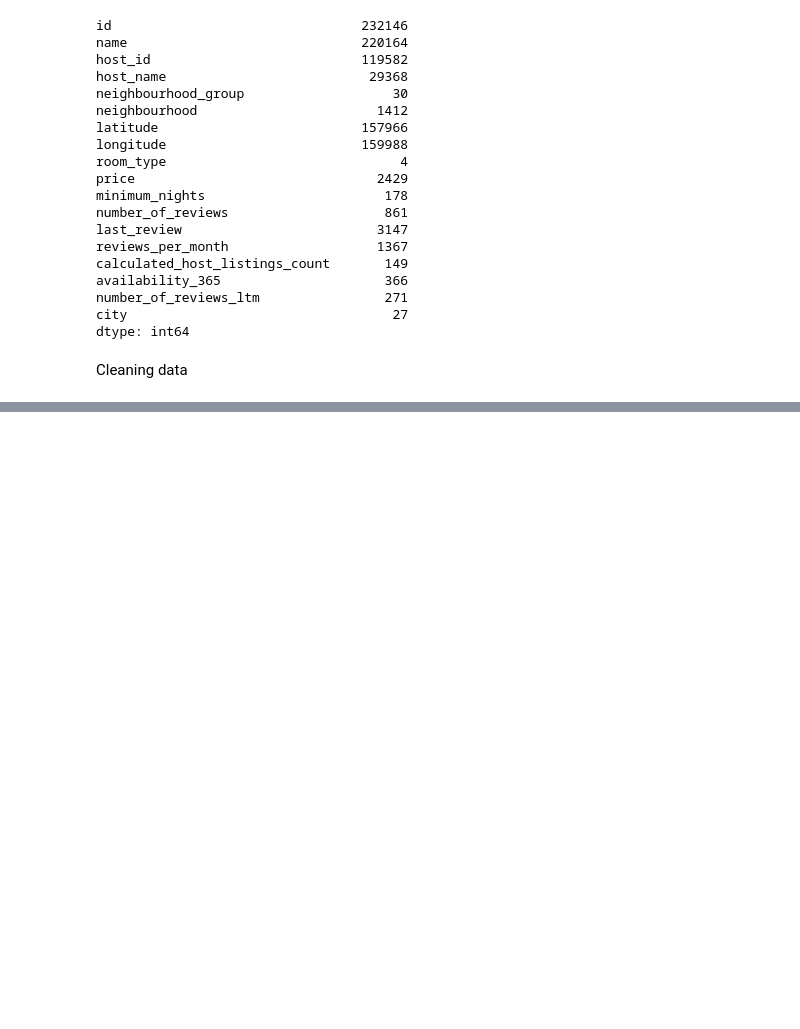
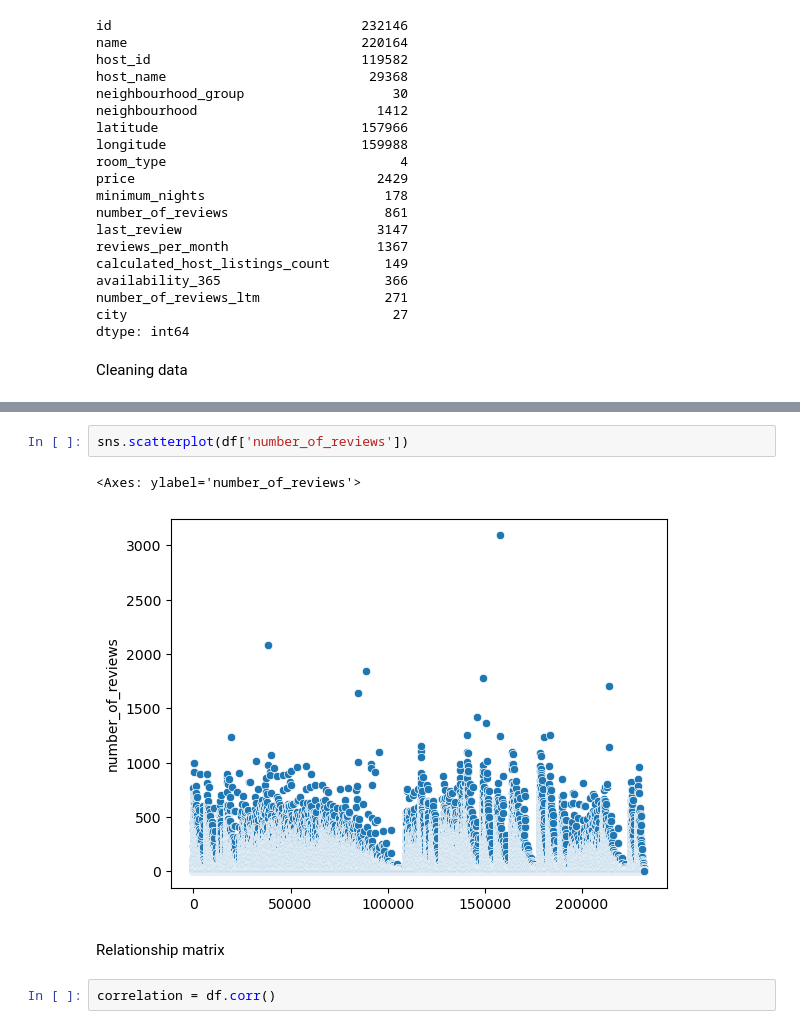
Before and after one commit to flo-shi/BNB-Price-Prediction, a Jupyter notebook: prediction.ipynb, the cells around one changed output, grey strips where cells are left out. Cells and saved outputs as stored; diff of their text form; blank space fills up the shorter version.

```diff
--- a/prediction.ipynb
+++ b/prediction.ipynb
@@ -143,0 +177,9 @@ plt.show()
+# %%
+sns.scatterplot(df['number_of_reviews'])
+# %% [output]
+<Axes: ylabel='number_of_reviews'>
+[figure, added]
+# %% [markdown]
+Relationship matrix
+# %%
+correlation = df.corr()
```
Also changed, not shown: parts of 7 cells of this notebook.
